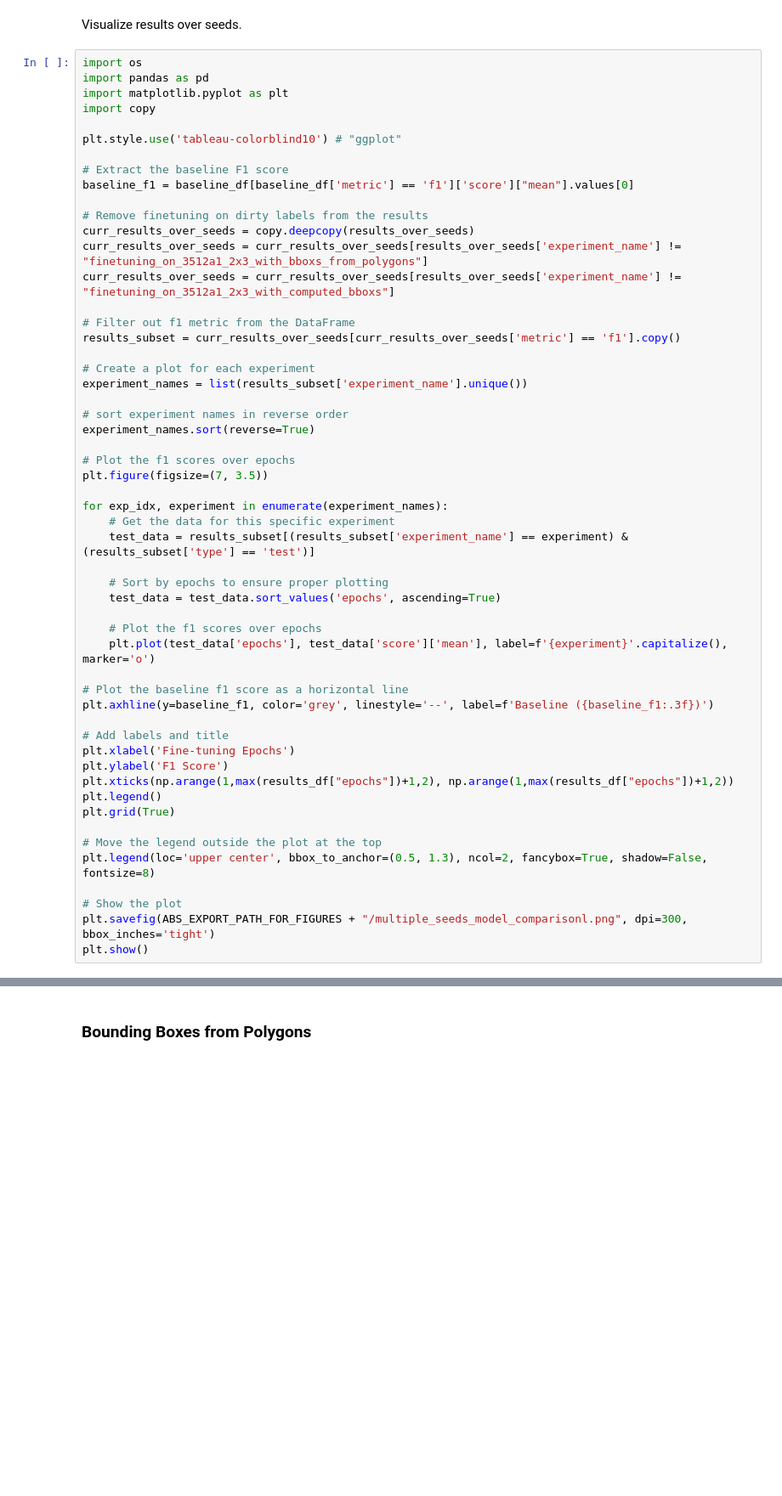
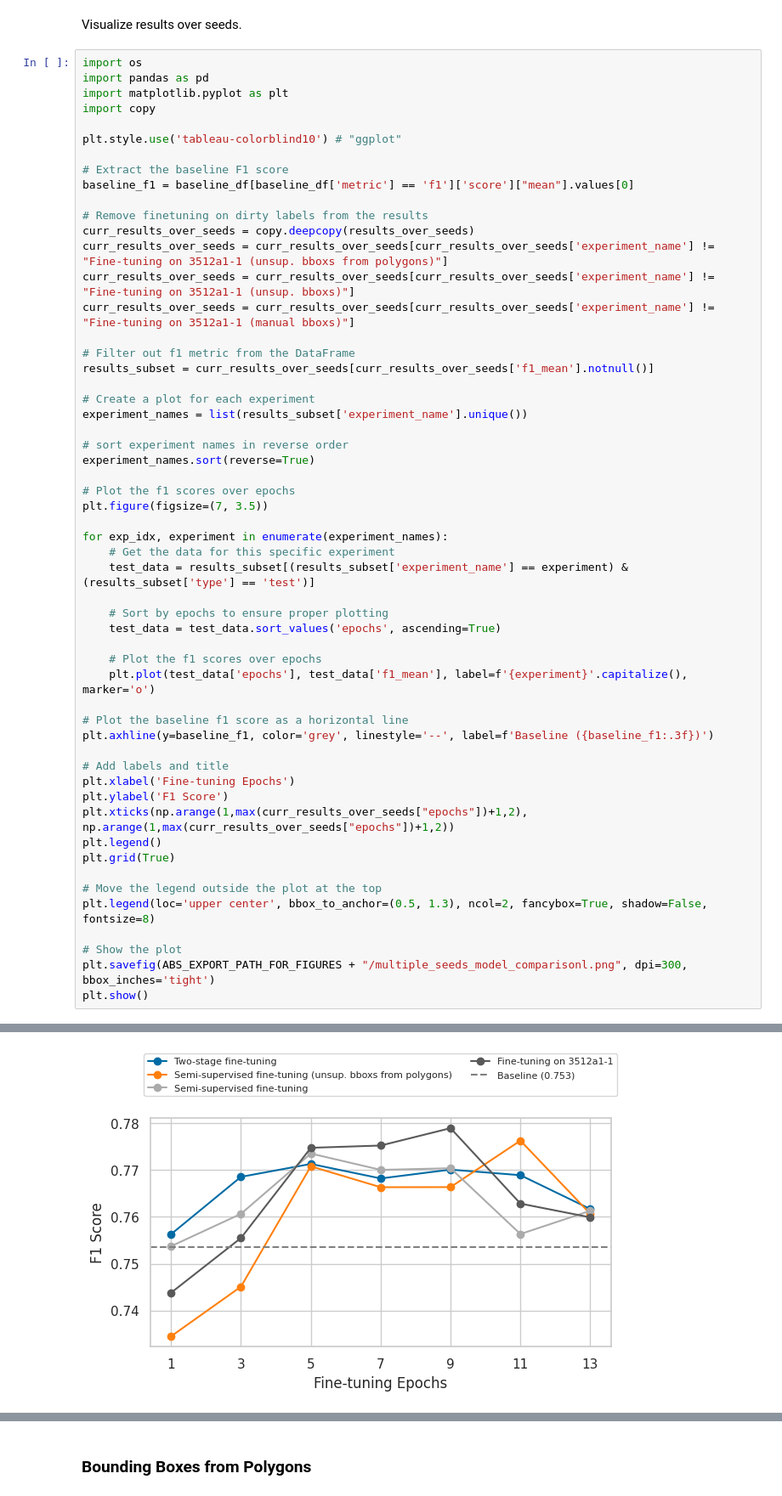
Before and after one commit to JulianZabbarov/tree-detection, a Jupyter notebook: experiments/sauen/evaluation/evaluation.ipynb, the cells around one changed output, grey strips where cells are left out. Shown at 85% size. Drawn from its saved outputs; the diff is of its cells as text; blank space fills up the shorter version.

```diff
--- a/experiments/sauen/evaluation/evaluation.ipynb
+++ b/experiments/sauen/evaluation/evaluation.ipynb
@@ -416,11 +306,12 @@ baseline_f1 = baseline_df[baseline_df['metric'] == 'f1']['score']["mean"].values
 
 # Remove finetuning on dirty labels from the results
 curr_results_over_seeds = copy.deepcopy(results_over_seeds)
-curr_results_over_seeds = curr_results_over_seeds[results_over_seeds['experiment_name'] != "finetuning_on_3512a1_2x3_with_bboxs_from_polygons"]
-curr_results_over_seeds = curr_results_over_seeds[results_over_seeds['experiment_name'] != "finetuning_on_3512a1_2x3_with_computed_bboxs"]
+curr_results_over_seeds = curr_results_over_seeds[curr_results_over_seeds['experiment_name'] != "Fine-tuning on 3512a1-1 (unsup. bboxs from polygons)"]
+curr_results_over_seeds = curr_results_over_seeds[curr_results_over_seeds['experiment_name'] != "Fine-tuning on 3512a1-1 (unsup. bboxs)"]
+curr_results_over_seeds = curr_results_over_seeds[curr_results_over_seeds['experiment_name'] != "Fine-tuning on 3512a1-1 (manual bboxs)"]
 
 # Filter out f1 metric from the DataFrame
-results_subset = curr_results_over_seeds[curr_results_over_seeds['metric'] == 'f1'].copy()
+results_subset = curr_results_over_seeds[curr_results_over_seeds['f1_mean'].notnull()]
 
 # Create a plot for each experiment
 experiment_names = list(results_subset['experiment_name'].unique())
@@ -439,7 +330,7 @@ for exp_idx, experiment in enumerate(experiment_names):
     test_data = test_data.sort_values('epochs', ascending=True)
 
     # Plot the f1 scores over epochs
-    plt.plot(test_data['epochs'], test_data['score']['mean'], label=f'{experiment}'.capitalize(), marker='o')
+    plt.plot(test_data['epochs'], test_data['f1_mean'], label=f'{experiment}'.capitalize(), marker='o')
 
 # Plot the baseline f1 score as a horizontal line
 plt.axhline(y=baseline_f1, color='grey', linestyle='--', label=f'Baseline ({baseline_f1:.3f})')
@@ -447,7 +338,7 @@ plt.axhline(y=baseline_f1, color='grey', linestyle='--', label=f'Baseline ({base
 # Add labels and title
 plt.xlabel('Fine-tuning Epochs')
 plt.ylabel('F1 Score')
-plt.xticks(np.arange(1,max(results_df["epochs"])+1,2), np.arange(1,max(results_df["epochs"])+1,2))
+plt.xticks(np.arange(1,max(curr_results_over_seeds["epochs"])+1,2), np.arange(1,max(curr_results_over_seeds["epochs"])+1,2))
 plt.legend()
 plt.grid(True)
 
@@ -462,3 +352,4 @@ KeyError: 'metric'
+[figure, added]
 # %%
 import os
 import pandas as pd
```
Also changed, not shown: parts of 14 cells of this notebook.
